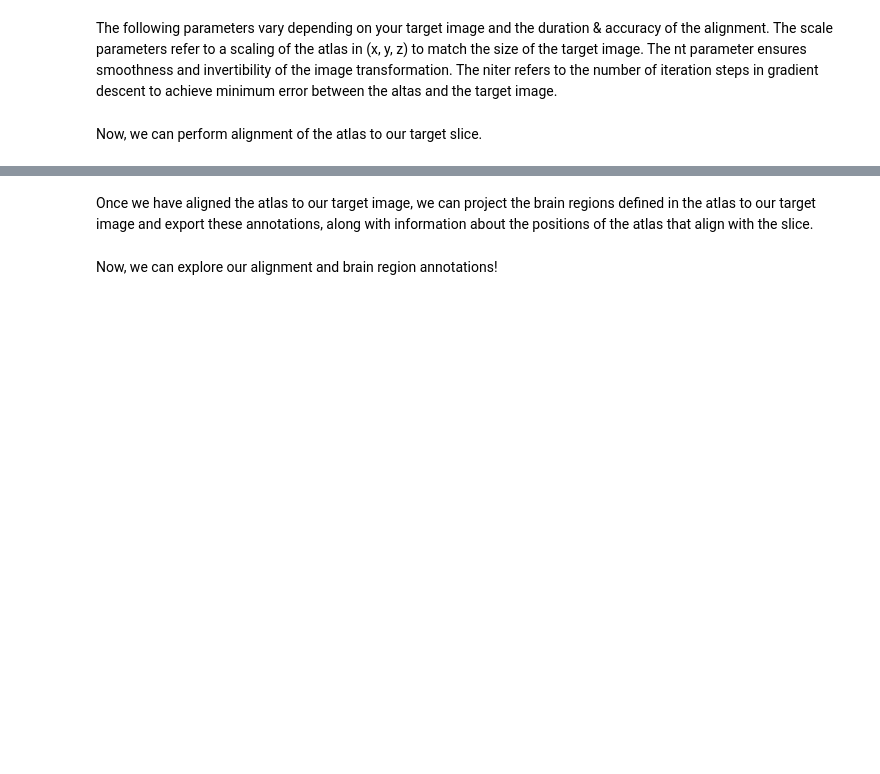
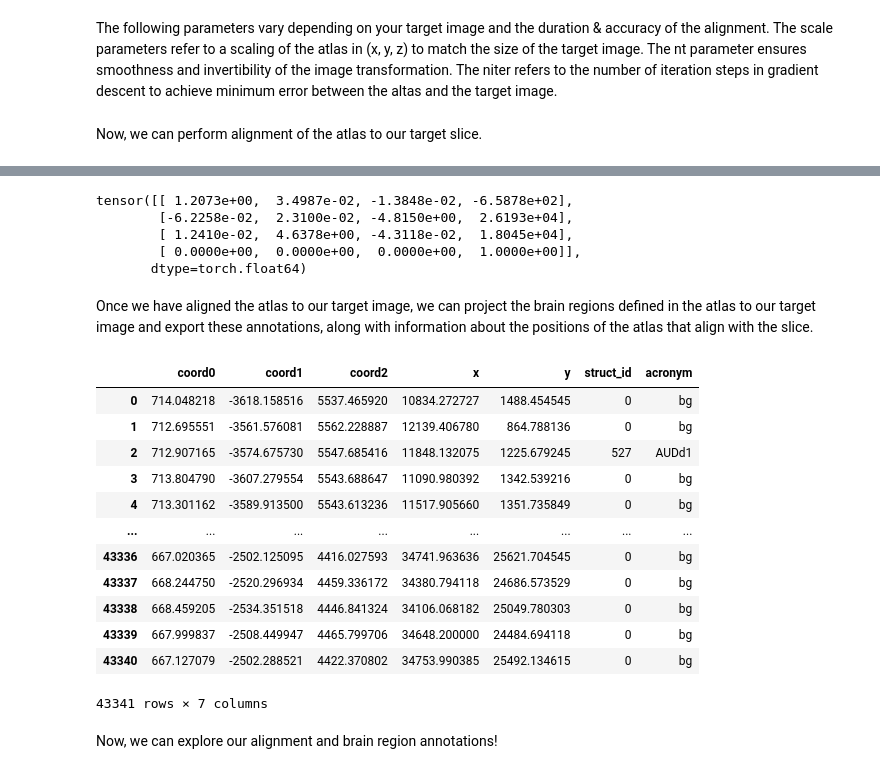
Before and after one commit to JEFworks-Lab/STalign, a Jupyter notebook: docs/notebooks/starmap-allen3Datlas-alignment.ipynb, the cells around one changed output, grey strips where cells are left out. Drawn from its saved outputs; the diff is of its cells as text; code cells hidden in the pictures; blank space fills up the shorter version.

```diff
--- a/docs/notebooks/starmap-allen3Datlas-alignment.ipynb
+++ b/docs/notebooks/starmap-allen3Datlas-alignment.ipynb
@@ -226,10 +226,10 @@ Now, we can perform alignment of the atlas to our target slice.
 # %%
 %%time
 #returns mat = affine transform, v = velocity, xv = pixel locations of velocity points
-mat,v,xv,Xs = STalign.LDDMM_3D_to_slice(
+transform = STalign.LDDMM_3D_to_slice(
     xI,Inorm,xJ,Jnorm,
     T=T,L=L,
-    nt=4,niter=1000,
+    nt=4,niter=800,
     a=250,
     device='cpu',
     sigmaA = sigmaA, #standard deviation of artifact intensities
@@ -249,7 +250,36 @@ KeyboardInterrupt:
+# %%
+A = transform['A']
+v = transform['v']
+xv = transform['xv']
+Xs = transform['Xs']
+# %%
+print(A)
+# %% [output]
+tensor([[ 1.2073e+00,  3.4987e-02, -1.3848e-02, -6.5878e+02],
+        [-6.2258e-02,  2.3100e-02, -4.8150e+00,  2.6193e+04],
+        [ 1.2410e-02,  4.6378e+00, -4.3118e-02,  1.8045e+04],
+        [ 0.0000e+00,  0.0000e+00,  0.0000e+00,  1.0000e+00]],
+       dtype=torch.float64)
 # %% [markdown]
 Once we have aligned the atlas to our target image, we can project the brain regions defined in the atlas to our target image and export these annotations, along with information about the positions of the atlas that align with the slice.
 # %%
-df = STalign.analyze3Dalign(labelfile,  xv,v,mat, xJ, dx, scale_x=scale_x, scale_y=scale_y,x=x,y=y, X_=X_, Y_=Y_, namesdict=namesdict,device='cpu')
+df = STalign.analyze3Dalign(labelfile,  xv,v,A, xJ, dx, scale_x=scale_x, scale_y=scale_y,x=x,y=y, X_=X_, Y_=Y_, namesdict=namesdict,device='cpu')
+# %%
+df
+# %% [output]
+|  | coord0 | coord1 | coord2 | x | y | struct_id | acronym |
+| 0 | 714.048218 | -3618.158516 | 5537.465920 | 10834.272727 | 1488.454545 | 0 | bg |
+| 1 | 712.695551 | -3561.576081 | 5562.228887 | 12139.406780 | 864.788136 | 0 | bg |
+| 2 | 712.907165 | -3574.675730 | 5547.685416 | 11848.132075 | 1225.679245 | 527 | AUDd1 |
+| 3 | 713.804790 | -3607.279554 | 5543.688647 | 11090.980392 | 1342.539216 | 0 | bg |
+| 4 | 713.301162 | -3589.913500 | 5543.613236 | 11517.905660 | 1351.735849 | 0 | bg |
+| ... | ... | ... | ... | ... | ... | ... | ... |
+| 43336 | 667.020365 | -2502.125095 | 4416.027593 | 34741.963636 | 25621.704545 | 0 | bg |
+| 43337 | 668.244750 | -2520.296934 | 4459.336172 | 34380.794118 | 24686.573529 | 0 | bg |
+| 43338 | 668.459205 | -2534.351518 | 4446.841324 | 34106.068182 | 25049.780303 | 0 | bg |
+| 43339 | 667.999837 | -2508.449947 | 4465.799706 | 34648.200000 | 24484.694118 | 0 | bg |
+| 43340 | 667.127079 | -2502.288521 | 4422.370802 | 34753.990385 | 25492.134615 | 0 | bg |
+43341 rows × 7 columns
 # %% [markdown]
 Now, we can explore our alignment and brain region annotations!
 # %% [markdown]
```
Also changed, not shown: parts of 1 cell of this notebook.
